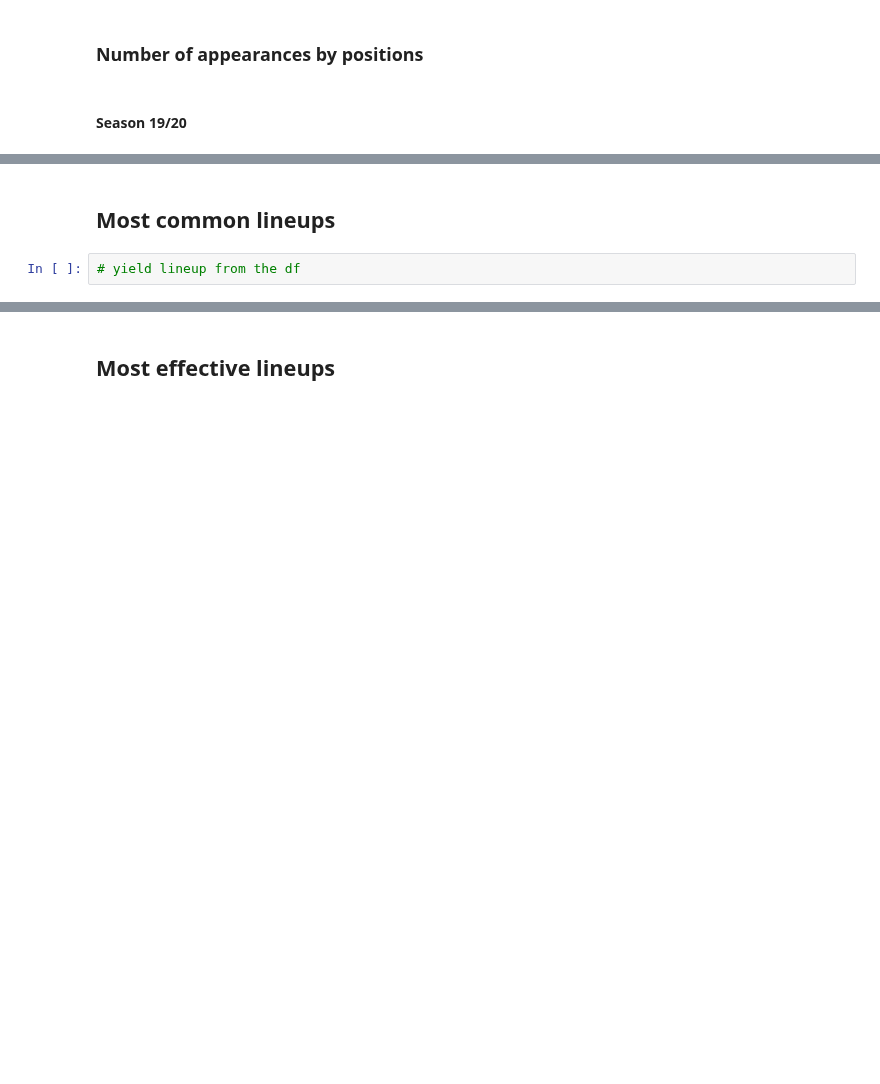
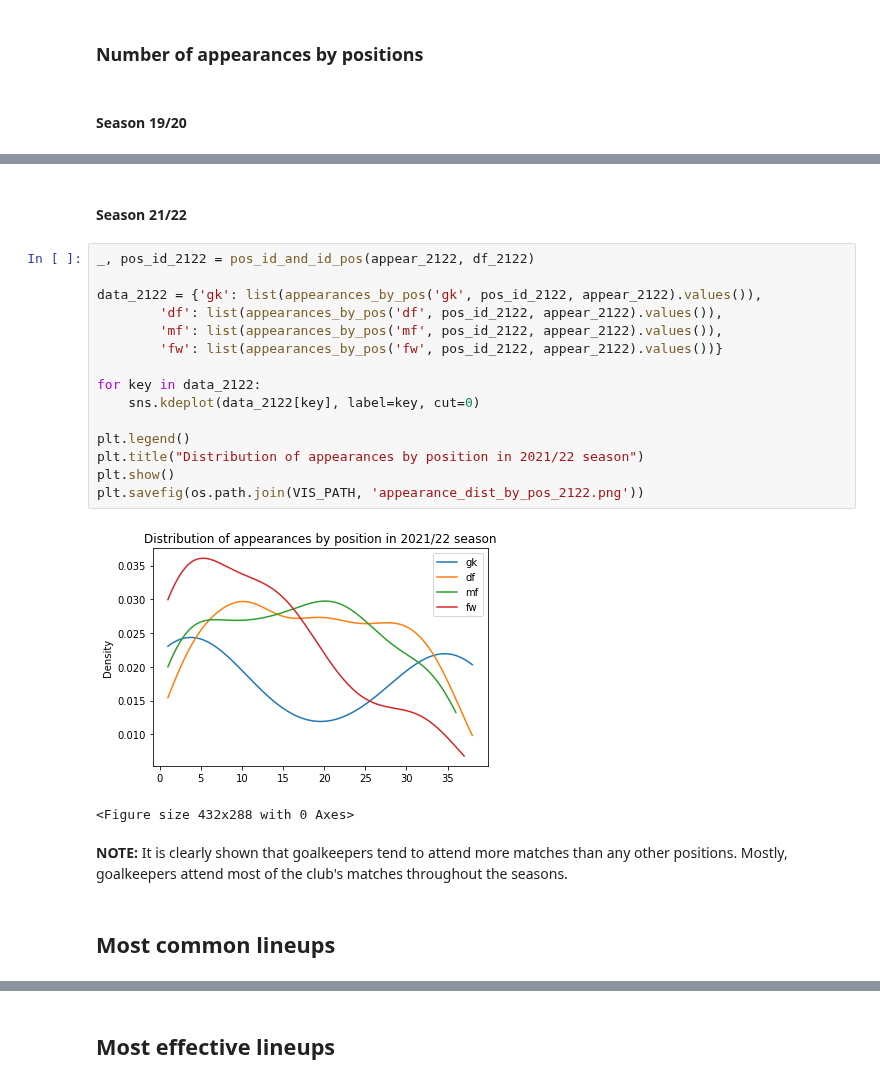
Before and after one commit to minhngt62/ds-epl-matches, a Jupyter notebook: notebooks/03.4_eda_on_integrated_data.ipynb, the cells around one changed output, grey strips where cells are left out. Drawn from its saved outputs; the diff is of its cells as text; blank space fills up the shorter version.

```diff
--- a/notebooks/03.4_eda_on_integrated_data.ipynb
+++ b/notebooks/03.4_eda_on_integrated_data.ipynb
@@ -609,4 +594,24 @@ plt.show()
+# %% [markdown]
+#### Season 21/22
+# %%
+_, pos_id_2122 = pos_id_and_id_pos(appear_2122, df_2122)
+
+data_2122 = {'gk': list(appearances_by_pos('gk', pos_id_2122, appear_2122).values()),
+        'df': list(appearances_by_pos('df', pos_id_2122, appear_2122).values()),
+        'mf': list(appearances_by_pos('mf', pos_id_2122, appear_2122).values()),
+        'fw': list(appearances_by_pos('fw', pos_id_2122, appear_2122).values())}
+
+for key in data_2122:
+    sns.kdeplot(data_2122[key], label=key, cut=0)
+
+plt.legend()
+plt.title("Distribution of appearances by position in 2021/22 season")
+plt.show()
+plt.savefig(os.path.join(VIS_PATH, 'appearance_dist_by_pos_2122.png'))
+# %% [output]
+[figure, added]
+<Figure size 432x288 with 0 Axes>
+# %% [markdown]
+**NOTE:** It is clearly shown that goalkeepers tend to attend more matches than any other positions. Mostly, goalkeepers attend most of the club's matches throughout the seasons.
 # %% [markdown]
 ## Most common lineups
-# %%
-# yield lineup from the df
```
Also changed, not shown: parts of 19 cells of this notebook.
